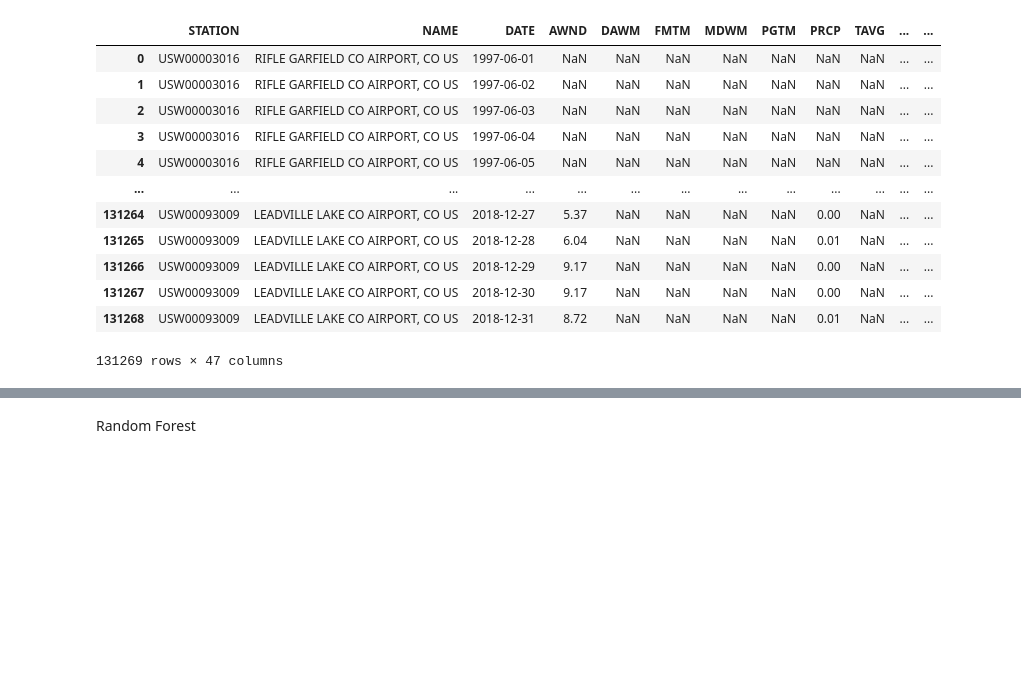
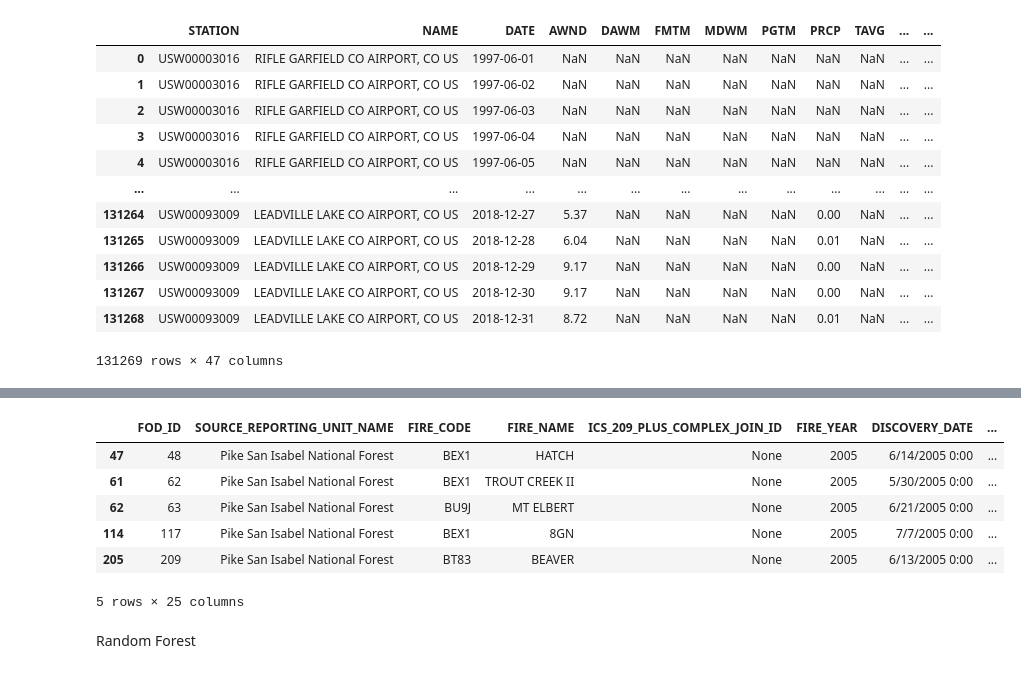
Before and after one commit to averagetree/PredictingColoradoWildfires, a Jupyter notebook: Scratchpad.ipynb, the cells around one changed output, grey strips where cells are left out. Saved outputs shown, nothing was run; the diff lists cells and outputs as text; code cells hidden in the pictures; blank space fills up the shorter version.

```diff
--- a/Scratchpad.ipynb
+++ b/Scratchpad.ipynb
@@ -306,0 +416,7 @@ df_weather
+# %%
+stationLatLongList = []
+for val in stationLatLongs.values():
+    entry = {'lat': val[0], 'long': val[1]}
+    stationLatLongList.append(entry)
+
+stationLatLongList
@@ -307,3 +439,36 @@ df_weather
+# %%
+from math import cos, asin, sqrt
+
+def distance(lat1, lon1, lat2, lon2):
+    p = 0.017453292519943295
+    hav = 0.5 - cos((lat2-lat1)*p)/2 + cos(lat1*p)*cos(lat2*p) * (1-cos((lon2-lon1)*p)) / 2
+    return 12742 * asin(sqrt(hav))
+
+def closest(data, v):
+    return min(data, key=lambda p: distance(v['lat'],v['long'],p['lat'],p['long']))
+
+def get_nearest_station(lat, long):
+    #v = {'Fire': [lat, long]}
+    v = {'lat': lat, 'long': long}
+
+    lat_key_list = list(lat_vals.keys())
+    lat_value_list = list(lat_vals.values())
+
+    nearestStationLatLong = closest(stationLatLongList, v)
+    nearestStation = lat_key_list[lat_value_list.index(nearestStationLatLong['lat'])]
+    return nearestStation
+# %%
+df_co['NEAREST_STATION'] = df_co.apply(lambda row: get_nearest_station(row.LATITUDE, row.LONGITUDE), axis=1)
+# %%
+df_co.head()
+# %% [output]
+|  | FOD_ID | SOURCE_REPORTING_UNIT_NAME | FIRE_CODE | FIRE_NAME | ICS_209_PLUS_COMPLEX_JOIN_ID | FIRE_YEAR | DISCOVERY_DATE | ... |
+| 47 | 48 | Pike San Isabel National Forest | BEX1 | HATCH | None | 2005 | 6/14/2005 0:00 | ... |
+| 61 | 62 | Pike San Isabel National Forest | BEX1 | TROUT CREEK II | None | 2005 | 5/30/2005 0:00 | ... |
+| 62 | 63 | Pike San Isabel National Forest | BU9J | MT ELBERT | None | 2005 | 6/21/2005 0:00 | ... |
+| 114 | 117 | Pike San Isabel National Forest | BEX1 | 8GN | None | 2005 | 7/7/2005 0:00 | ... |
+| 205 | 209 | Pike San Isabel National Forest | BT83 | BEAVER | None | 2005 | 6/13/2005 0:00 | ... |
+5 rows × 25 columns
 # %% [markdown]
 Random Forest
 # %%
```
Also changed, not shown: parts of 14 cells of this notebook.
